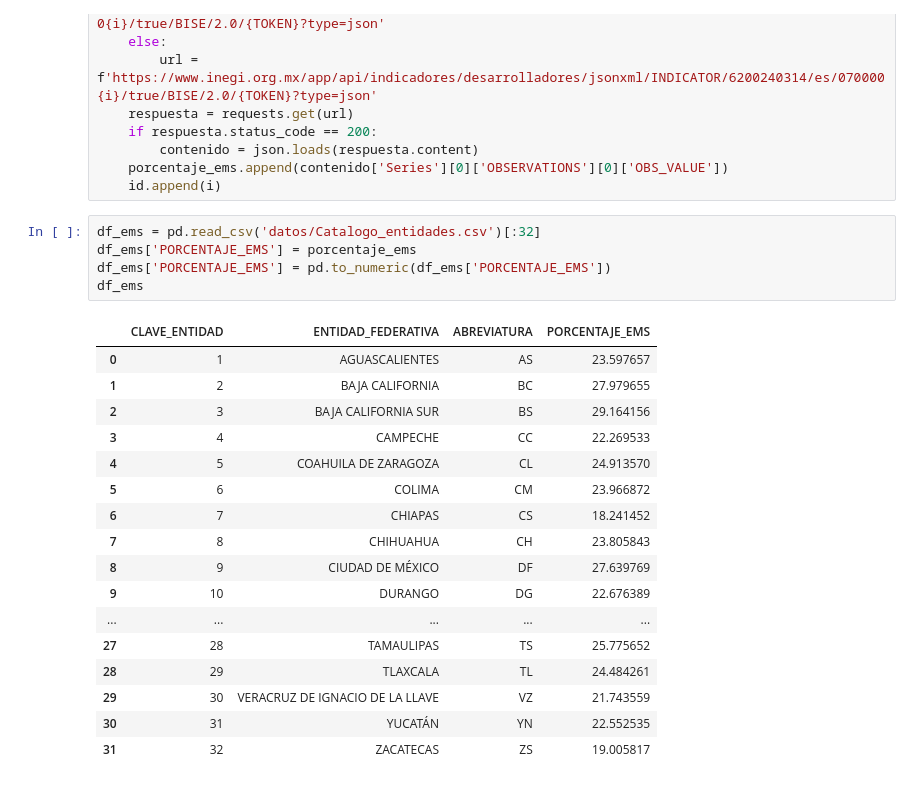
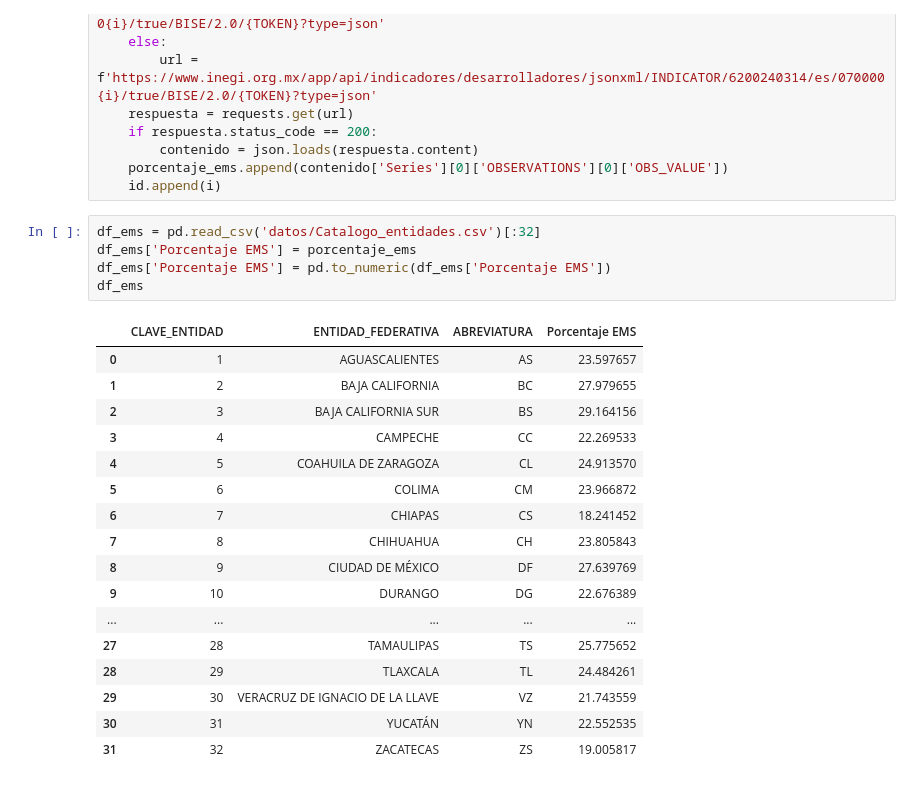
Before and after one commit to EscamillaJuan/CienciaDeDatos, a Jupyter notebook: Proyecto INEGI/CD_14_INEGI_colab.ipynb, the cells around one changed output. Cells and saved outputs as stored; diff of their text form.

```diff
--- a/Proyecto INEGI/CD_14_INEGI_colab.ipynb
+++ b/Proyecto INEGI/CD_14_INEGI_colab.ipynb
@@ -314,11 +331,11 @@ for i in range(1,33):
     id.append(i)
 # %%
 df_ems = pd.read_csv('datos/Catalogo_entidades.csv')[:32]
-df_ems['PORCENTAJE_EMS'] = porcentaje_ems
-df_ems['PORCENTAJE_EMS'] = pd.to_numeric(df_ems['PORCENTAJE_EMS'])
+df_ems['Porcentaje EMS'] = porcentaje_ems
+df_ems['Porcentaje EMS'] = pd.to_numeric(df_ems['Porcentaje EMS'])
 df_ems
 # %% [output]
-|  | CLAVE_ENTIDAD | ENTIDAD_FEDERATIVA | ABREVIATURA | PORCENTAJE_EMS |
+|  | CLAVE_ENTIDAD | ENTIDAD_FEDERATIVA | ABREVIATURA | Porcentaje EMS |
 | 0 | 1 | AGUASCALIENTES | AS | 23.597657 |
 | 1 | 2 | BAJA CALIFORNIA | BC | 27.979655 |
 | 2 | 3 | BAJA CALIFORNIA SUR | BS | 29.164156 |
```
Also changed, not shown: parts of 6 cells of this notebook.
